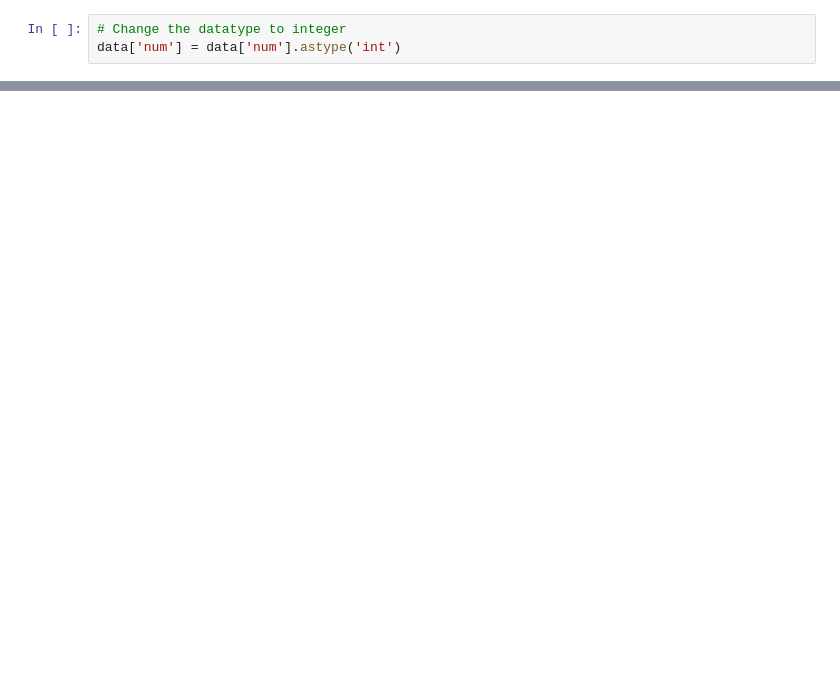
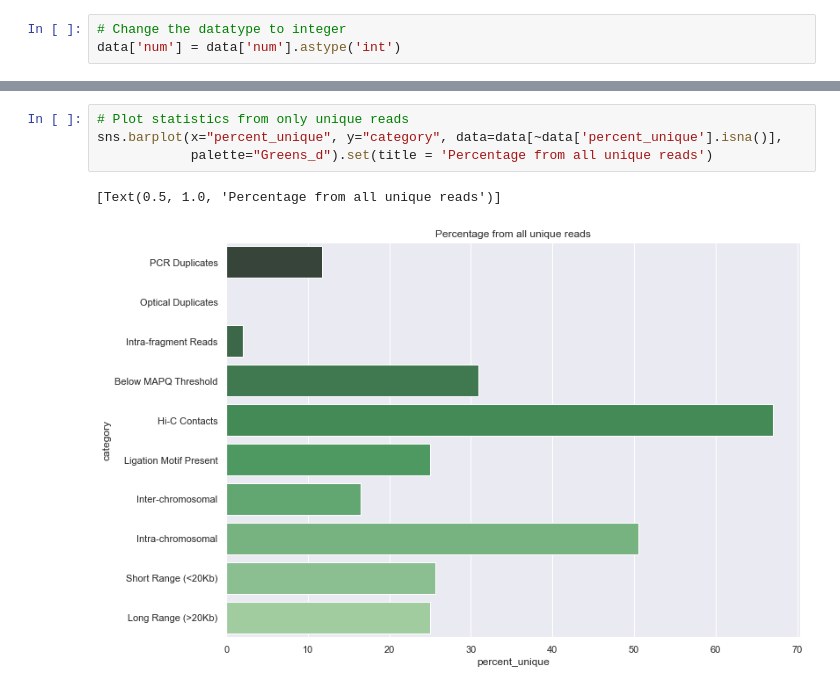
Before and after one commit to Lie-ne/Hi-C, a Jupyter notebook: juicer_stats_viz.ipynb, the cells around one changed output, grey strips where cells are left out. Drawn from its saved outputs; the diff is of its cells as text; blank space fills up the shorter version.

```diff
--- a/juicer_stats_viz.ipynb
+++ b/juicer_stats_viz.ipynb
@@ -52,0 +74,7 @@ ax = sns.barplot(x="category", y="num", data=data.iloc[[0, 1, 6, 7, 12]],
+# %%
+# Plot statistics from only unique reads
+sns.barplot(x="percent_unique", y="category", data=data[~data['percent_unique'].isna()],
+            palette="Greens_d").set(title = 'Percentage from all unique reads')
+# %% [output]
+[Text(0.5, 1.0, 'Percentage from all unique reads')]
+[figure, added]
```
Also changed, not shown: parts of 8 cells of this notebook.
